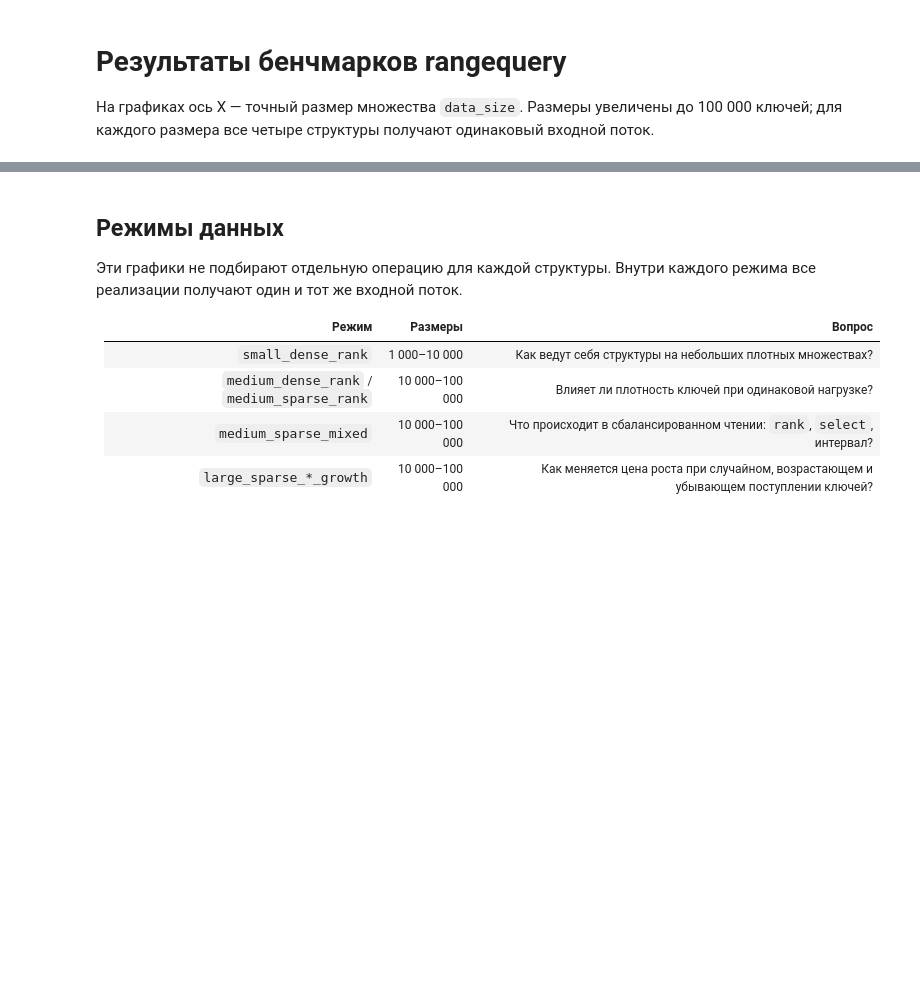
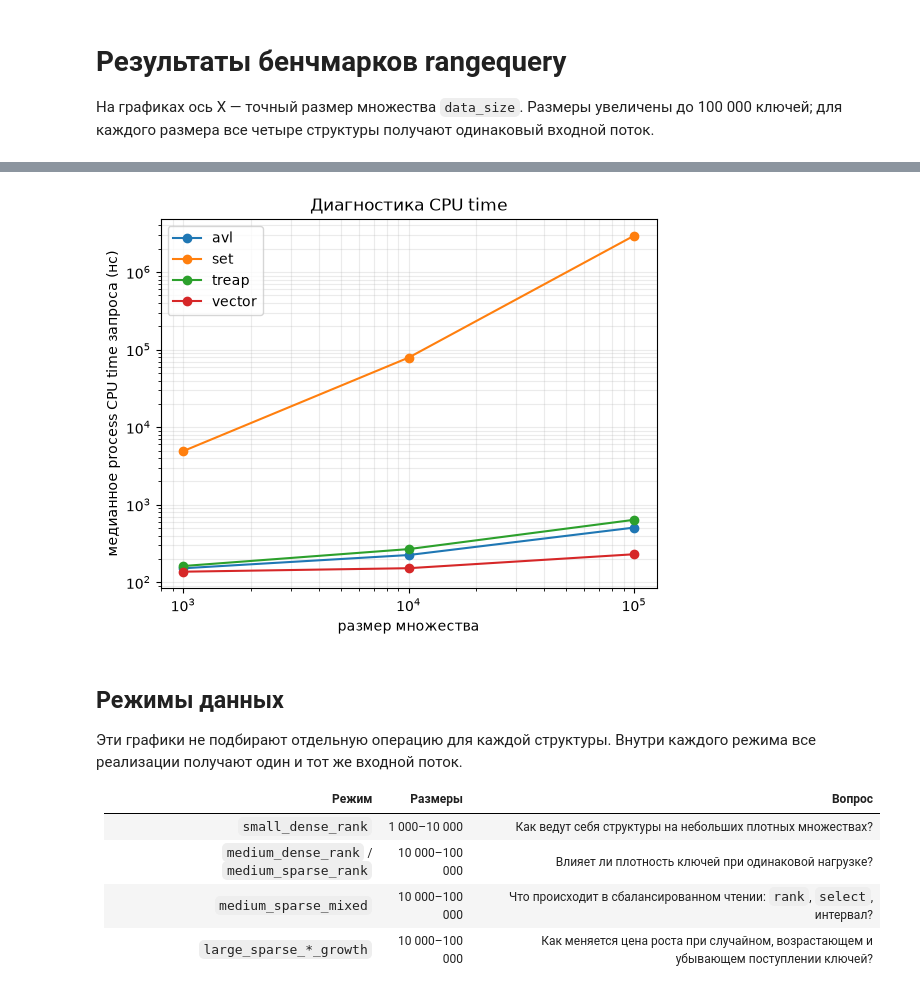
Before and after one commit to the-lenoz/RangeQueryResearch, a Jupyter notebook: notebooks/benchmark_results.ipynb, the cells around one changed output, grey strips where cells are left out. Drawn from its saved outputs; the diff is of its cells as text; code cells hidden in the pictures; blank space fills up the shorter version.

```diff
--- a/notebooks/benchmark_results.ipynb
+++ b/notebooks/benchmark_results.ipynb
@@ -26,3 +37,11 @@ plt.grid(True, which='both', alpha=.25); plt.legend(); plt.show()
+# %%
+cpu_summary = results.groupby(['structure', 'data_size'], as_index=False)['cpu_ns_per_operation'].median()
+for structure, group in cpu_summary.groupby('structure'):
+    plt.loglog(group['data_size'], group['cpu_ns_per_operation'], marker='o', label=structure)
+plt.xlabel('размер множества'); plt.ylabel('медианное process CPU time запроса (нс)'); plt.title('Диагностика CPU time')
+plt.grid(True, which='both', alpha=.25); plt.legend(); plt.show()
+# %% [output]
+[figure, added]
 # %% [markdown]
 ## Режимы данных
 
```
Also changed, not shown: parts of 6 cells of this notebook, 24 other files.
